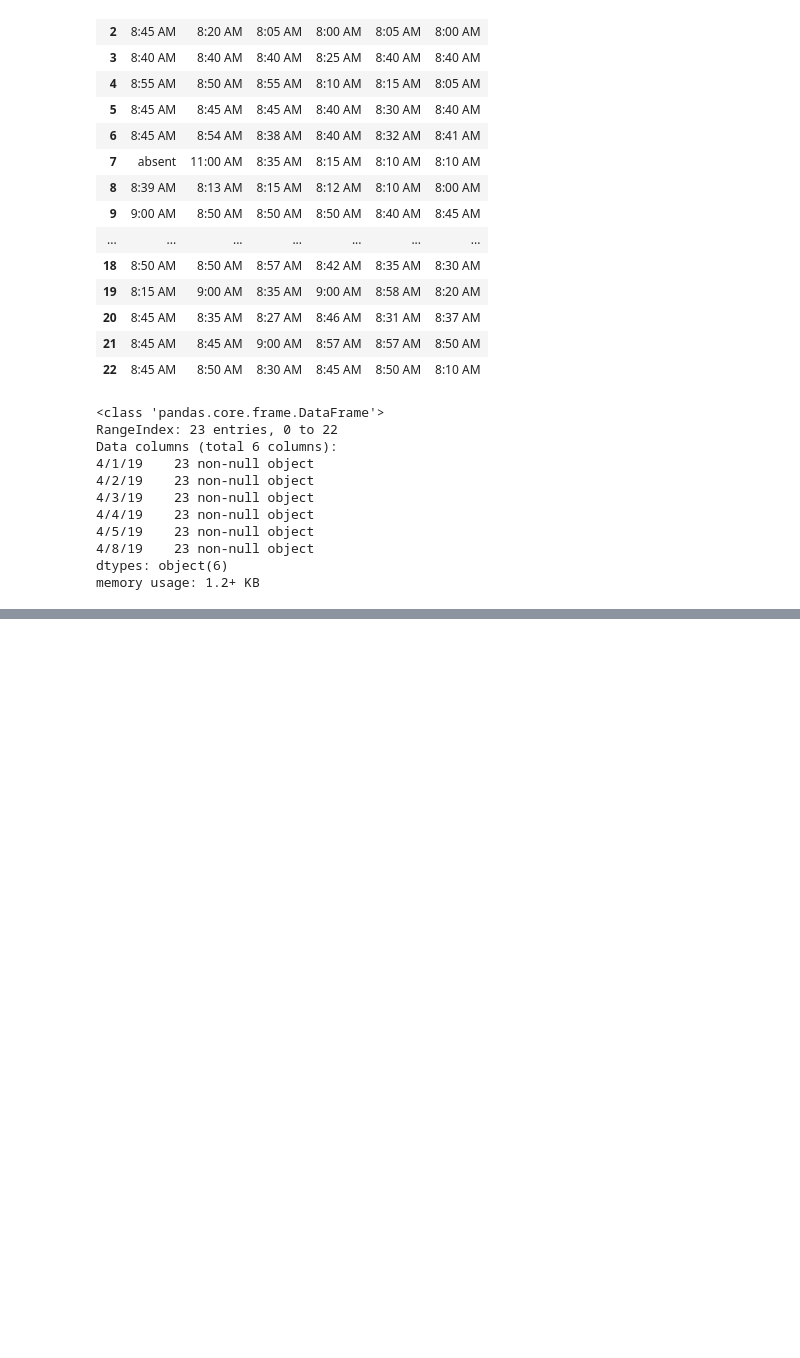
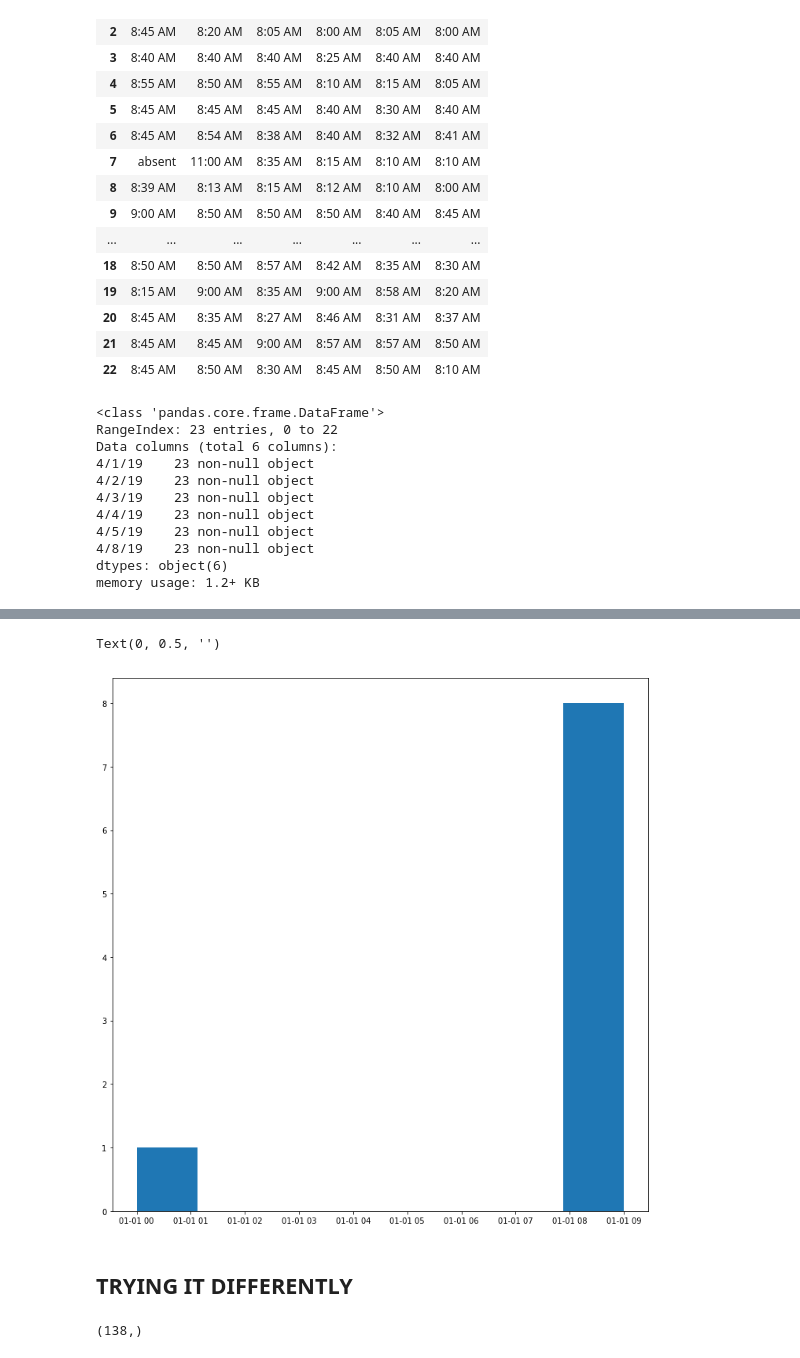
Before and after one commit to as6140/ds-challenge-05_seattle-ds-career-040119, a Jupyter notebook: challenge_05.ipynb, the cells around one changed output, grey strips where cells are left out. Drawn from its saved outputs; the diff is of its cells as text; code cells hidden in the pictures; blank space fills up the shorter version.

```diff
--- a/challenge_05.ipynb
+++ b/challenge_05.ipynb
@@ -7,7 +7,7 @@ import numpy as np
 # %%
 df = pd.read_csv('data.csv',header=None)
 #rename columns
-df.columns = df.columns = ['4/1/19', '4/2/19', '4/3/19', '4/4/19', '4/5/19', '4/8/19']
+df.columns = ['4/1/19', '4/2/19', '4/3/19', '4/4/19', '4/5/19', '4/8/19']
 df
 # %% [output]
 |  | 4/1/19 | 4/2/19 | 4/3/19 | 4/4/19 | 4/5/19 | 4/8/19 |
@@ -51,6 +44,2 @@ TypeError: Cannot convert input [     4/1/19    4/2/19   4/3/19   4/4/19   4/5/1
 # %%
-fig, ax = plt.subplots()
-
-plt.hist(sorted(df['4/1/19']),bins=8, range=(df['4/1/19'].min(), '9:00 AM'))
-
-plt.show()
+df.loc[df['4/1/19'] == 'absent','4/1/19'] = '12:00 AM'
@@ -58,0 +66,3 @@ plt.show()
+# %%
+df = df.applymap(lambda x: pd.Timestamp.strptime(x,"%I:%M %p"))
+df
@@ -58,0 +87,14 @@ plt.show()
+# %%
+x1 = sorted(df['4/1/19'].unique())
+x2 = sorted(df['4/2/19'].unique())
+x3 = sorted(df['4/3/19'].unique())
+x4 = sorted(df['4/4/19'].unique())
+x5 = sorted(df['4/5/19'].unique())
+x8 = sorted(df['4/8/19'].unique())
+
+y1 = df['4/1/19'].value_counts()
+y2 = df['4/2/19'].value_counts()
+y3 = df['4/3/19'].value_counts()
+y4 = df['4/4/19'].value_counts()
+y5 = df['4/5/19'].value_counts()
+y8 = df['4/8/19'].value_counts()
@@ -58,0 +127,13 @@ plt.show()
+# %%
+fig, ax = plt.subplots(figsize = (10,10), tight_layout=True)
+
+ax.hist(x1,bins=8)
+
+ax.set_title('')
+ax.set_xlabel('')
+ax.set_ylabel('')
+# %% [output]
+Text(0, 0.5, '')
+[figure, added]
+# %% [markdown]
+## TRYING IT DIFFERENTLY
@@ -58,0 +142,5 @@ plt.show()
+# %%
+data = raw_data.values.reshape(-1)
+data.shape
+# %% [output]
+(138,)
```
Also changed, not shown: parts of 11 cells of this notebook.
